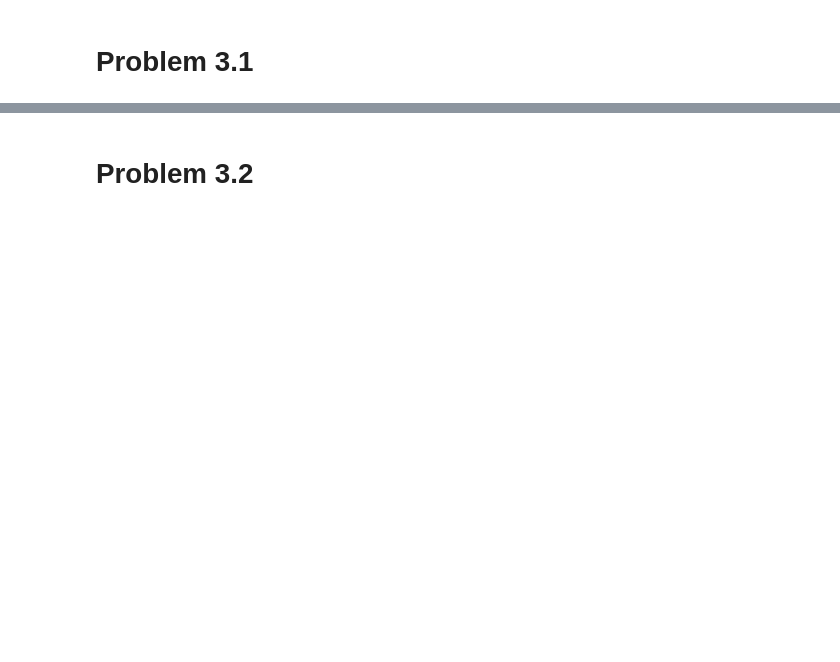
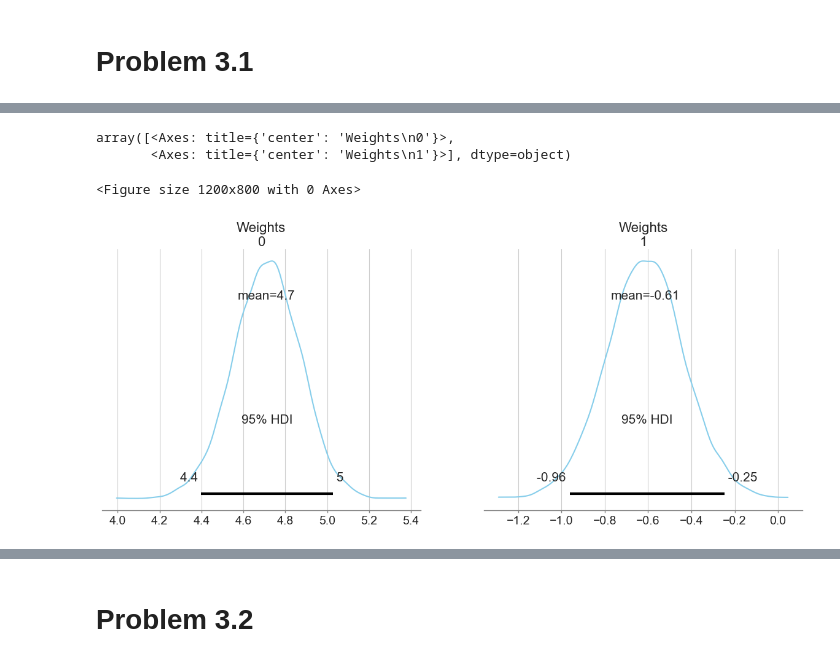
Before and after one commit to definitelynotbercik/ml_as3, a Jupyter notebook: main.ipynb, the cells around one changed output, grey strips where cells are left out. Saved outputs shown, nothing was run; the diff lists cells and outputs as text; code cells hidden in the pictures; blank space fills up the shorter version.

```diff
--- a/main.ipynb
+++ b/main.ipynb
@@ -118,0 +117,16 @@ Weights[1]    2659.0    1.0
+# %%
+# Posteriors distribution
+plt.figure(figsize=(12,8))
+az.plot_posterior(
+    trace,
+    var_names=["Weights"],
+    hdi_prob=0.95,
+    point_estimate="mean",
+    color="skyblue",
+    round_to=2
+)
+# %% [output]
+array([<Axes: title={'center': 'Weights\n0'}>,
+       <Axes: title={'center': 'Weights\n1'}>], dtype=object)
+<Figure size 1200x800 with 0 Axes>
+[figure, added]
```
Also changed, not shown: parts of 15 cells of this notebook.
